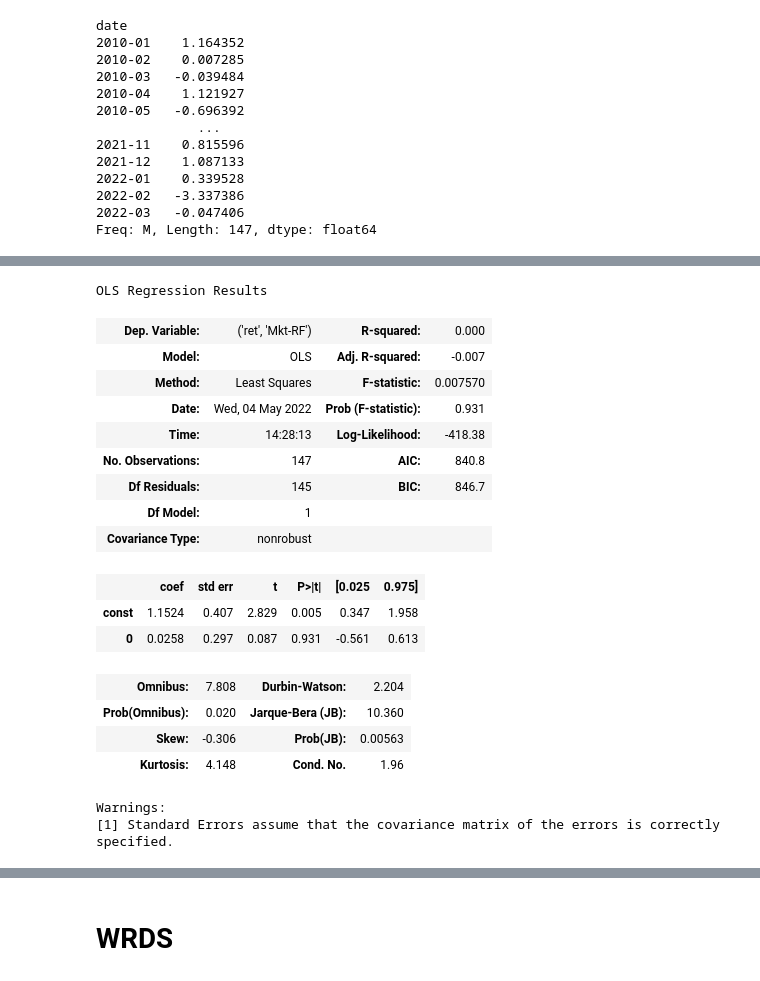
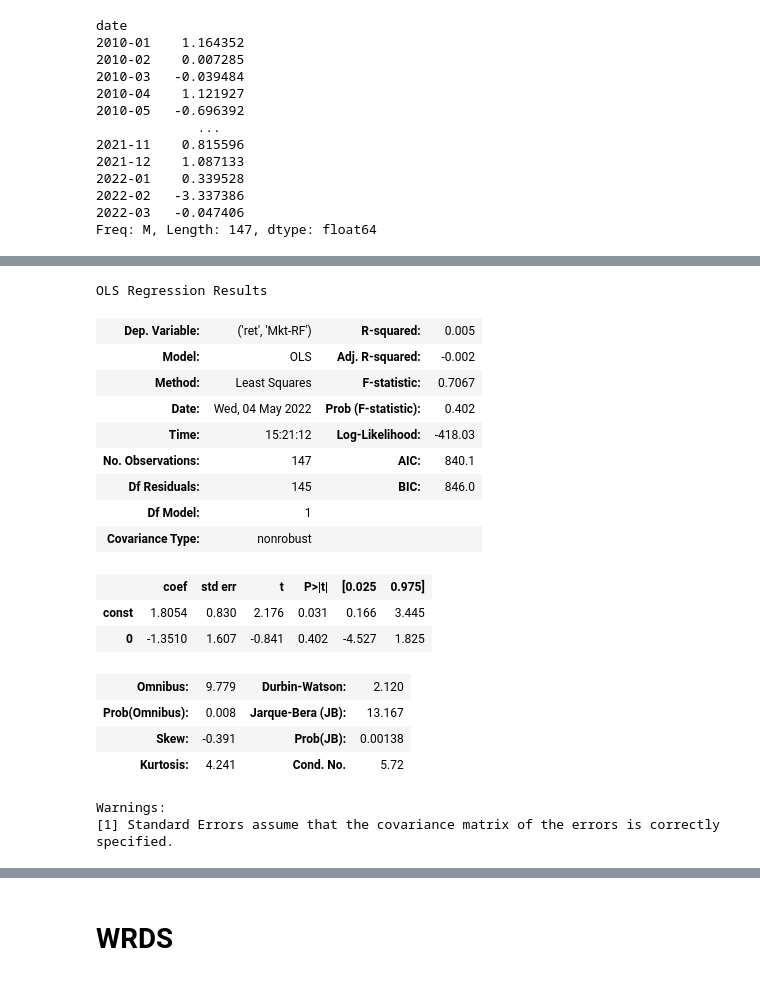
Before and after one commit to kerryback/2022-summer-programming-bootcamp, a Jupyter notebook: 2022-summer-programming-bootcamp.ipynb, the cells around one changed output, grey strips where cells are left out. Saved outputs shown, nothing was run; the diff lists cells and outputs as text; code cells hidden in the pictures.

```diff
--- a/2022-summer-programming-bootcamp.ipynb
+++ b/2022-summer-programming-bootcamp.ipynb
@@ -779,5 +786,6 @@ date
 2022-03   -0.047406
 Freq: M, Length: 147, dtype: float64
 # %%
-sm.OLS(ytest,sm.add_constant(predictions)).fit().summary()
+result = sm.OLS(ytest,sm.add_constant(predictions)).fit()
+result.summary().tables[1]
 # %% [output]
@@ -831,29 +812,32 @@ Warnings:
 # %%
-from sklearn.linear_model import Ridge
-ridge = Ridge(alpha=10)
-ridge.fit(Xtrain,ytrain)
-predictions = ridge.predict(Xtest)
+from sklearn.linear_model import Lasso
+lasso = Lasso(alpha=1)
+
+lasso.fit(Xtrain,ytrain)
+
+predictions = lasso.predict(Xtest)
 predictions = pd.Series(predictions, index=ytest.index)
+
 result = sm.OLS(ytest,sm.add_constant(predictions)).fit()
 result.summary()
 # %% [output]
 OLS Regression Results
-| Dep. Variable: | ('ret', 'Mkt-RF') | R-squared: | 0.000 |
-| Model: | OLS | Adj. R-squared: | -0.007 |
-| Method: | Least Squares | F-statistic: | 0.007570 |
-| Date: | Wed, 04 May 2022 | Prob (F-statistic): | 0.931 |
-| Time: | 14:28:13 | Log-Likelihood: | -418.38 |
-| No. Observations: | 147 | AIC: | 840.8 |
-| Df Residuals: | 145 | BIC: | 846.7 |
+| Dep. Variable: | ('ret', 'Mkt-RF') | R-squared: | 0.005 |
+| Model: | OLS | Adj. R-squared: | -0.002 |
+| Method: | Least Squares | F-statistic: | 0.7067 |
+| Date: | Wed, 04 May 2022 | Prob (F-statistic): | 0.402 |
+| Time: | 15:21:12 | Log-Likelihood: | -418.03 |
+| No. Observations: | 147 | AIC: | 840.1 |
+| Df Residuals: | 145 | BIC: | 846.0 |
 | Df Model: | 1 |  |  |
 | Covariance Type: | nonrobust |  |  |
 |  | coef | std err | t | P>|t| | [0.025 | 0.975] |
-| const | 1.1524 | 0.407 | 2.829 | 0.005 | 0.347 | 1.958 |
-| 0 | 0.0258 | 0.297 | 0.087 | 0.931 | -0.561 | 0.613 |
+| const | 1.8054 | 0.830 | 2.176 | 0.031 | 0.166 | 3.445 |
+| 0 | -1.3510 | 1.607 | -0.841 | 0.402 | -4.527 | 1.825 |
-| Omnibus: | 7.808 | Durbin-Watson: | 2.204 |
-| Prob(Omnibus): | 0.020 | Jarque-Bera (JB): | 10.360 |
-| Skew: | -0.306 | Prob(JB): | 0.00563 |
-| Kurtosis: | 4.148 | Cond. No. | 1.96 |
+| Omnibus: | 9.779 | Durbin-Watson: | 2.120 |
+| Prob(Omnibus): | 0.008 | Jarque-Bera (JB): | 13.167 |
+| Skew: | -0.391 | Prob(JB): | 0.00138 |
+| Kurtosis: | 4.241 | Cond. No. | 5.72 |
 Warnings:
 [1] Standard Errors assume that the covariance matrix of the errors is correctly specified.
 # %%
```
Also changed, not shown: parts of 23 cells of this notebook.
